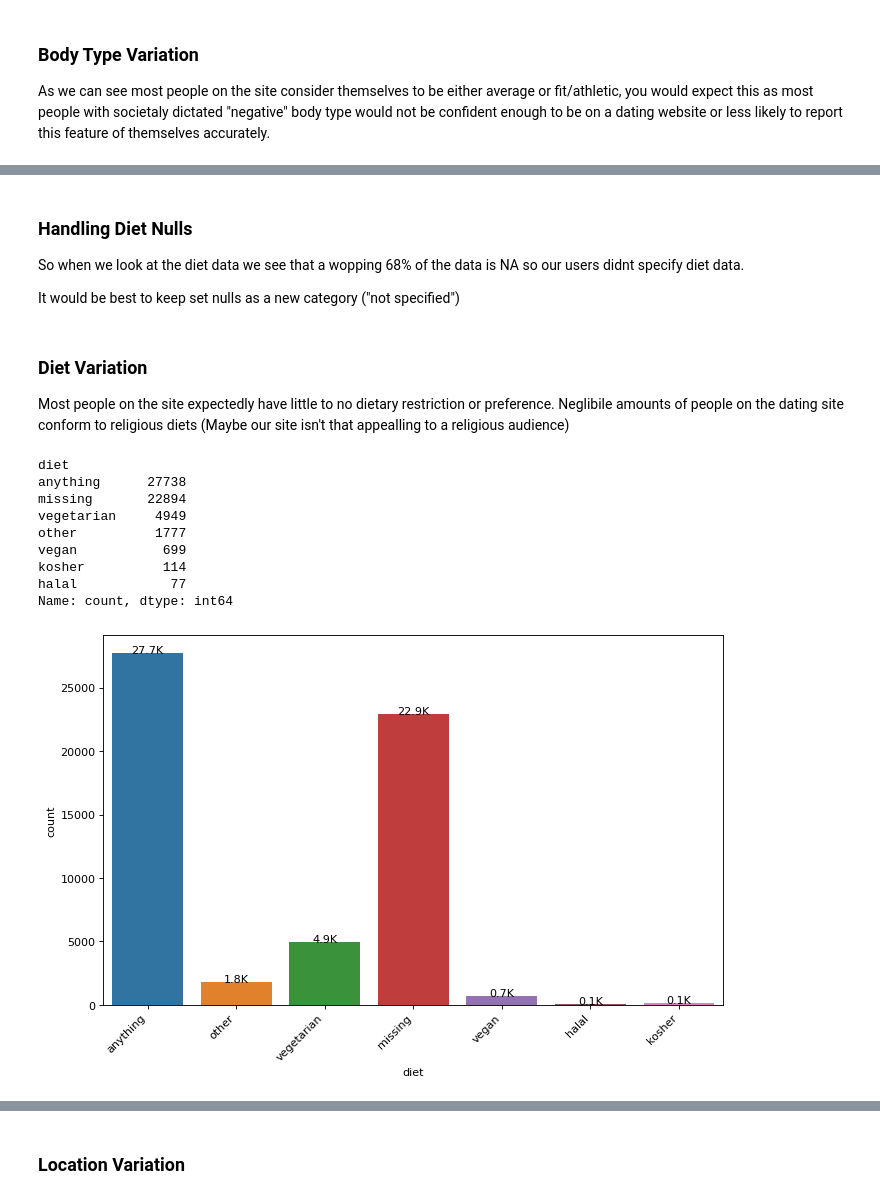
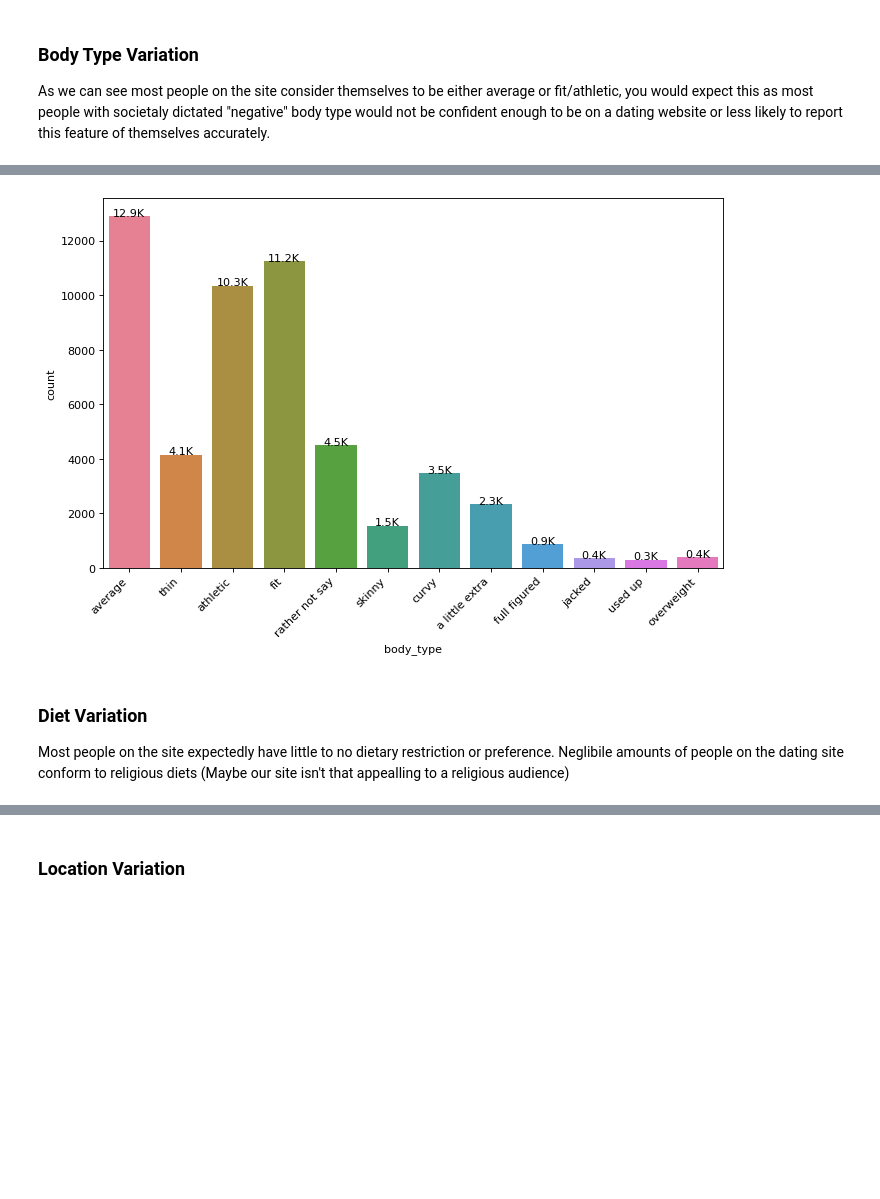
Before and after one commit to BinaryBite/Date-a-scientist, a Jupyter notebook: date-a-scientist.ipynb, the cells around one changed output, grey strips where cells are left out. Saved outputs shown, nothing was run; the diff lists cells and outputs as text; code cells hidden in the pictures; blank space fills up the shorter version.

```diff
--- a/date-a-scientist.ipynb
+++ b/date-a-scientist.ipynb
@@ -1110,6 +1098,0 @@ plt.show()
-# %% [markdown]
-### Handling Diet Nulls
-
-So when we look at the diet data we see that a wopping 68% of the data is NA so our users didnt specify diet data.
-
-It would be best to keep set nulls as a new category ("not specified")
@@ -1120,37 +1099,10 @@ profiles['diet'] = profiles['diet'].fillna('anything')
+# %%
+from my_functions import vc_hist
+
+vc_hist(working, 'body_type')
+# %% [output]
+[figure, added]
 # %% [markdown]
 ### Diet Variation
 
 Most people on the site expectedly have little to no dietary restriction or preference. Neglibile amounts of people on the dating site conform to religious diets (Maybe our site isn't that appealling to a religious audience)
-# %%
-
-profiles['diet'].value_counts(dropna= False)
-# %% [output]
-diet
-anything      27738
-missing       22894
-vegetarian     4949
-other          1777
-vegan           699
-kosher          114
-halal            77
-Name: count, dtype: int64
-# %%
-plt.figure(figsize=(10,6), dpi=80)
-
-ax = sns.countplot(data = profiles, x = 'diet', hue = 'diet')
-
-#Just wanted to put in the count values on top of each bar so as to better interpret the data for ease of interpretability. This is all done in 1000s points for fit.
-for axi in ax.patches:
-    height = axi.get_height()
-    ax.text(axi.get_x()+axi.get_width()/2.,
-            height + 3,
-            f'{round(axi.get_height() / 1000, 1)}K',
-            ha="center")
-
-#rotate labels for no overlap
-locs, labels = plt.xticks()
-plt.setp(labels, rotation=45, ha = "right", x = -0.1)
-
-plt.show()
-# %% [output]
-[figure, removed]
```
Also changed, not shown: parts of 55 cells of this notebook, 4 other files.
